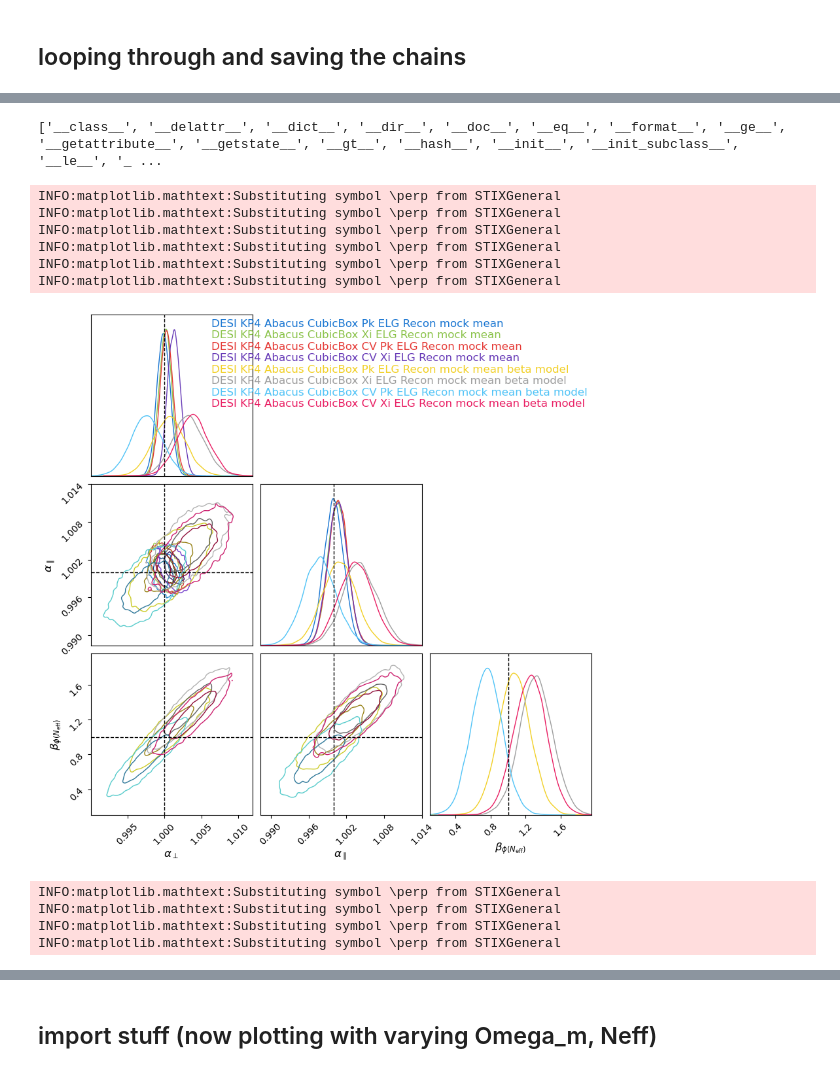
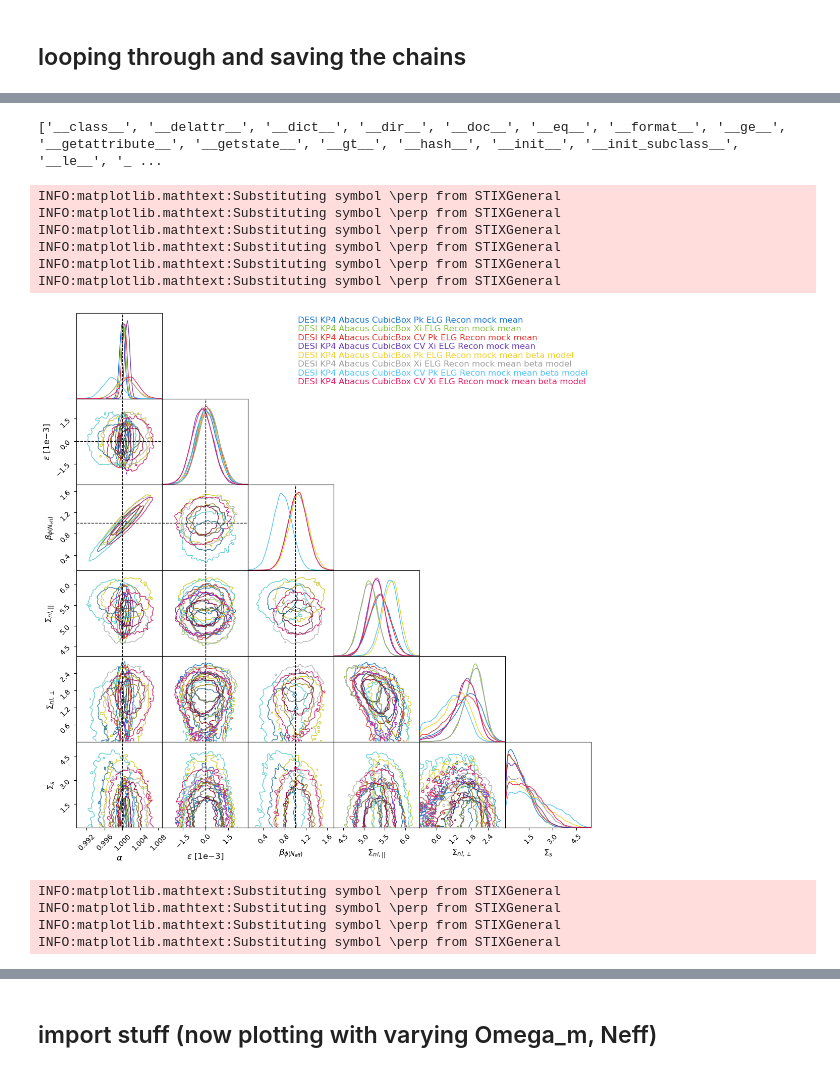
Before and after one commit to abbew25/Barry, a Jupyter notebook: cosmodesi_KP4ELG_examplecode_make_picklefiles/plot_chain_comparison_differentmodels.ipynb, the cells around one changed output, grey strips where cells are left out. Drawn from its saved outputs; the diff is of its cells as text; code cells hidden in the pictures.

```diff
--- a/cosmodesi_KP4ELG_examplecode_make_picklefiles/plot_chain_comparison_differentmodels.ipynb
+++ b/cosmodesi_KP4ELG_examplecode_make_picklefiles/plot_chain_comparison_differentmodels.ipynb
@@ -93,31 +93,31 @@ INFO:barry:Loaded 207 chains
 # %%
 truth = {"$\\alpha$": 1.0, "$\\epsilon$": 0, "$\\alpha_\\perp$": 1.0, "$\\alpha_\\parallel$": 1.0}
 
 truth["$\\beta_{\\phi(N_{\\mathrm{eff}})}$"] = 1.0
 
 parameters = [names for names in truth]
-# parameters.append("$\\Sigma_{nl,||}$")
-# parameters.append("$\\Sigma_{nl,\\perp}$")
-# parameters.append("$\\Sigma_s$")
+parameters.append("$\\Sigma_{nl,||}$")
+parameters.append("$\\Sigma_{nl,\\perp}$")
+parameters.append("$\\Sigma_s$")
 
 print(dir(c))
 
 c.plotter.plot(
     truth=truth,
-        parameters = parameters[2:],
+        parameters = parameters[:2]+parameters[4:],
         legend=True,
         display=False,
-        figsize=(9,9),
+        figsize=(12,12),
     )
 # %% [output]
 ['__class__', '__delattr__', '__dict__', '__dir__', '__doc__', '__eq__', '__format__', '__ge__', '__getattribute__', '__getstate__', '__gt__', '__hash__', '__init__', '__init_subclass__', '__le__', '_ ...
 INFO:matplotlib.mathtext:Substituting symbol \perp from STIXGeneral
 INFO:matplotlib.mathtext:Substituting symbol \perp from STIXGeneral
 INFO:matplotlib.mathtext:Substituting symbol \perp from STIXGeneral
 INFO:matplotlib.mathtext:Substituting symbol \perp from STIXGeneral
 INFO:matplotlib.mathtext:Substituting symbol \perp from STIXGeneral
 INFO:matplotlib.mathtext:Substituting symbol \perp from STIXGeneral
-[figure, old version]
+[figure, new version]
 INFO:matplotlib.mathtext:Substituting symbol \perp from STIXGeneral
 INFO:matplotlib.mathtext:Substituting symbol \perp from STIXGeneral
 INFO:matplotlib.mathtext:Substituting symbol \perp from STIXGeneral
```
Also changed, not shown: parts of 3 cells of this notebook, 6 other files.
